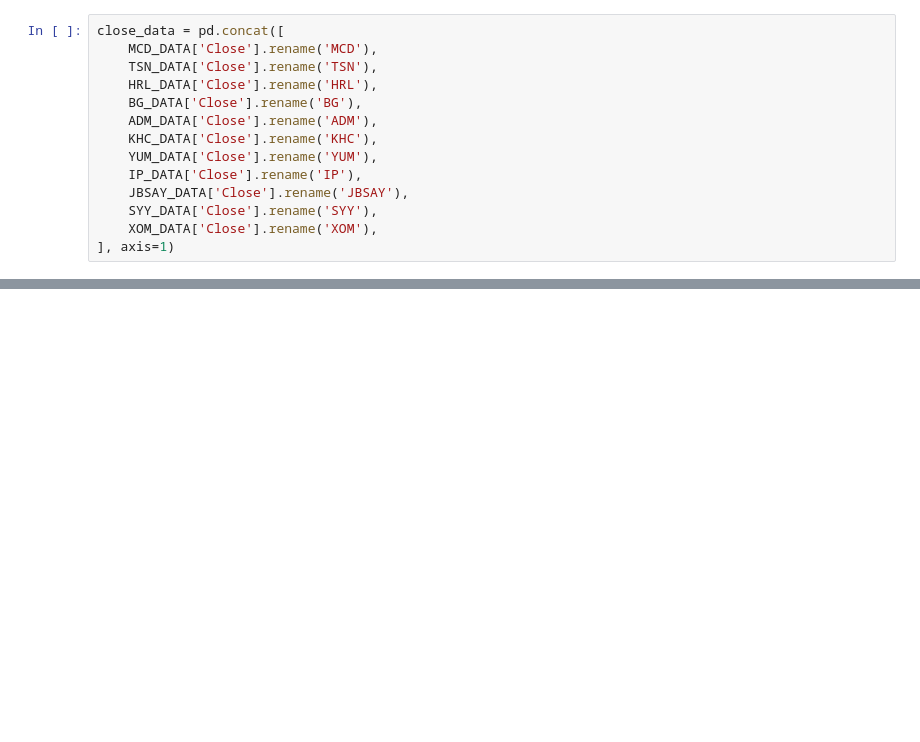
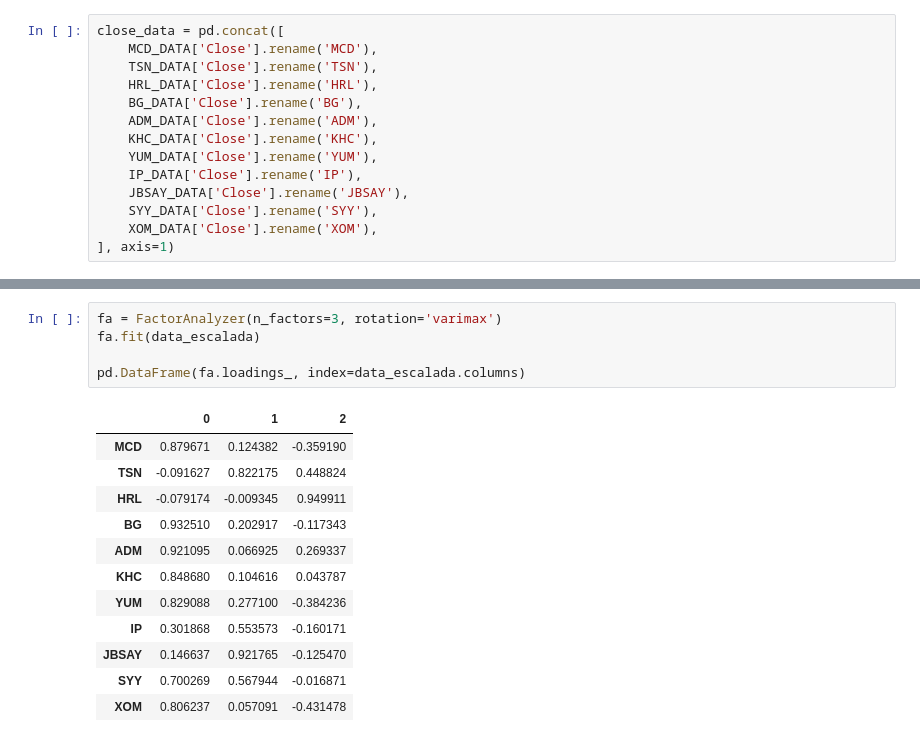
Before and after one commit to Matii111/MCD-PREDICTION, a Jupyter notebook: getData.ipynb, the cells around one changed output, grey strips where cells are left out. Drawn from its saved outputs; the diff is of its cells as text; blank space fills up the shorter version.

Commit message:
feat(major): Analisis factorial finalizado

```diff
--- a/getData.ipynb
+++ b/getData.ipynb
@@ -163,0 +209,18 @@ close_data.head()
+# %%
+fa = FactorAnalyzer(n_factors=3, rotation='varimax')
+fa.fit(data_escalada)
+
+pd.DataFrame(fa.loadings_, index=data_escalada.columns)
+# %% [output]
+|  | 0 | 1 | 2 |
+| MCD | 0.879671 | 0.124382 | -0.359190 |
+| TSN | -0.091627 | 0.822175 | 0.448824 |
+| HRL | -0.079174 | -0.009345 | 0.949911 |
+| BG | 0.932510 | 0.202917 | -0.117343 |
+| ADM | 0.921095 | 0.066925 | 0.269337 |
+| KHC | 0.848680 | 0.104616 | 0.043787 |
+| YUM | 0.829088 | 0.277100 | -0.384236 |
+| IP | 0.301868 | 0.553573 | -0.160171 |
+| JBSAY | 0.146637 | 0.921765 | -0.125470 |
+| SYY | 0.700269 | 0.567944 | -0.016871 |
+| XOM | 0.806237 | 0.057091 | -0.431478 |
```
Also changed, not shown: parts of 13 cells of this notebook, 11 other files.
